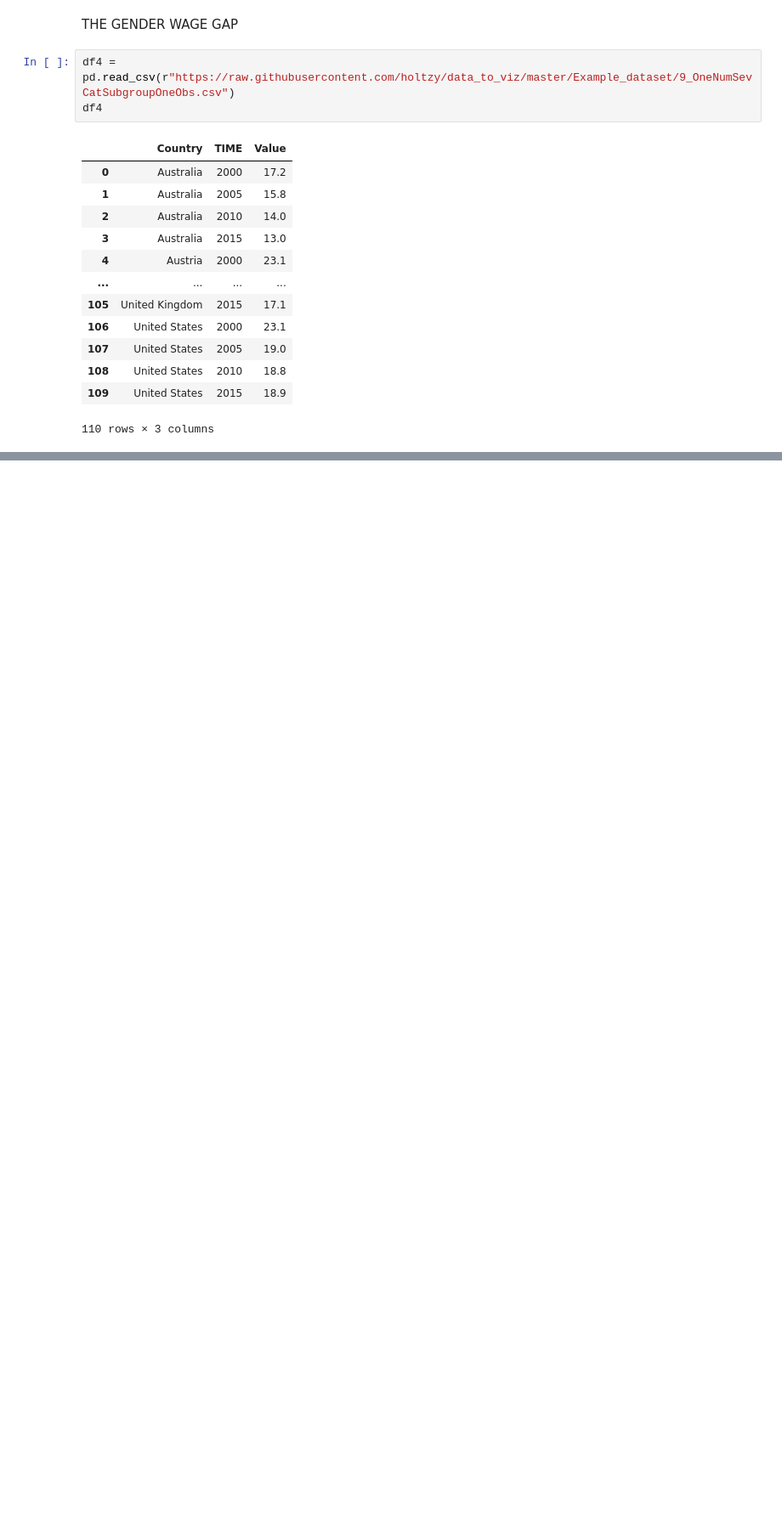
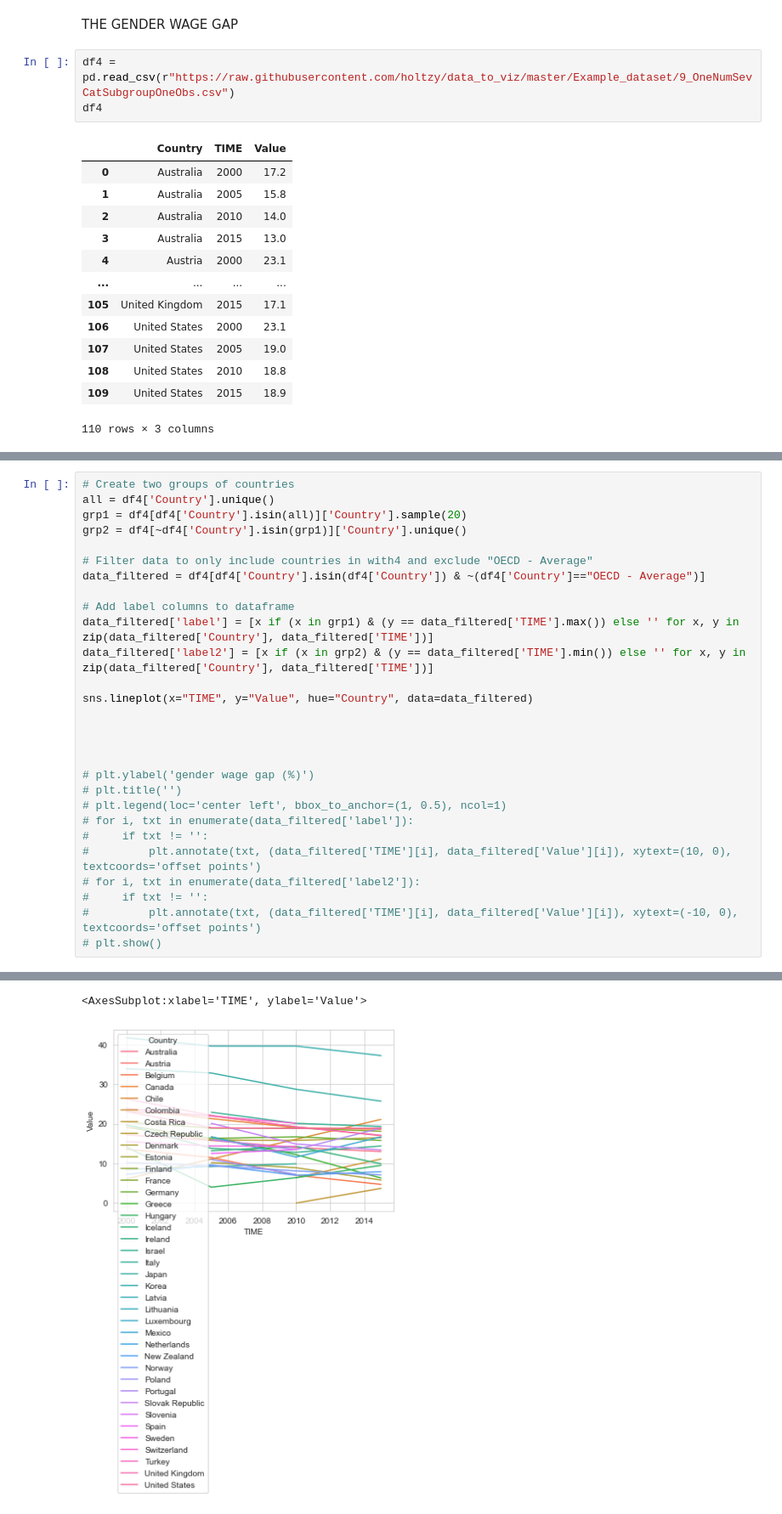
Before and after one commit to anjaliagarwal152615/lab2-dataviz, a Jupyter notebook: file.ipynb, the cells around one changed output, grey strips where cells are left out. Shown at 85% size. Saved outputs shown, nothing was run; the diff lists cells and outputs as text; blank space fills up the shorter version.

Commit message:
plots

```diff
--- a/file.ipynb
+++ b/file.ipynb
@@ -585,3 +517,32 @@ plt.set_xlabel("gender wage gap (%)")
 plt.invert_yaxis()
 # %% [output]
 [figure]
+# %%
+# Create two groups of countries
+all = df4['Country'].unique()
+grp1 = df4[df4['Country'].isin(all)]['Country'].sample(20)
+grp2 = df4[~df4['Country'].isin(grp1)]['Country'].unique()
+
+# Filter data to only include countries in with4 and exclude "OECD - Average"
+data_filtered = df4[df4['Country'].isin(df4['Country']) & ~(df4['Country']=="OECD - Average")]
+
+# Add label columns to dataframe
+data_filtered['label'] = [x if (x in grp1) & (y == data_filtered['TIME'].max()) else '' for x, y in zip(data_filtered['Country'], data_filtered['TIME'])]
+data_filtered['label2'] = [x if (x in grp2) & (y == data_filtered['TIME'].min()) else '' for x, y in zip(data_filtered['Country'], data_filtered['TIME'])]
+
+sns.lineplot(x="TIME", y="Value", hue="Country", data=data_filtered)
+
+
+
+
+# plt.ylabel('gender wage gap (%)')
+# plt.title('')
+# plt.legend(loc='center left', bbox_to_anchor=(1, 0.5), ncol=1)
+# for i, txt in enumerate(data_filtered['label']):
+#     if txt != '':
+#         plt.annotate(txt, (data_filtered['TIME'][i], data_filtered['Value'][i]), xytext=(10, 0), textcoords='offset points')
+# for i, txt in enumerate(data_filtered['label2']):
+#     if txt != '':
+#         plt.annotate(txt, (data_filtered['TIME'][i], data_filtered['Value'][i]), xytext=(-10, 0), textcoords='offset points')
+# plt.show()
+# %% [output]
@@ -587,0 +560,2 @@ plt.invert_yaxis()
+<AxesSubplot:xlabel='TIME', ylabel='Value'>
+[figure, added]
```
Also changed, not shown: parts of 12 cells of this notebook, 4 other files.
